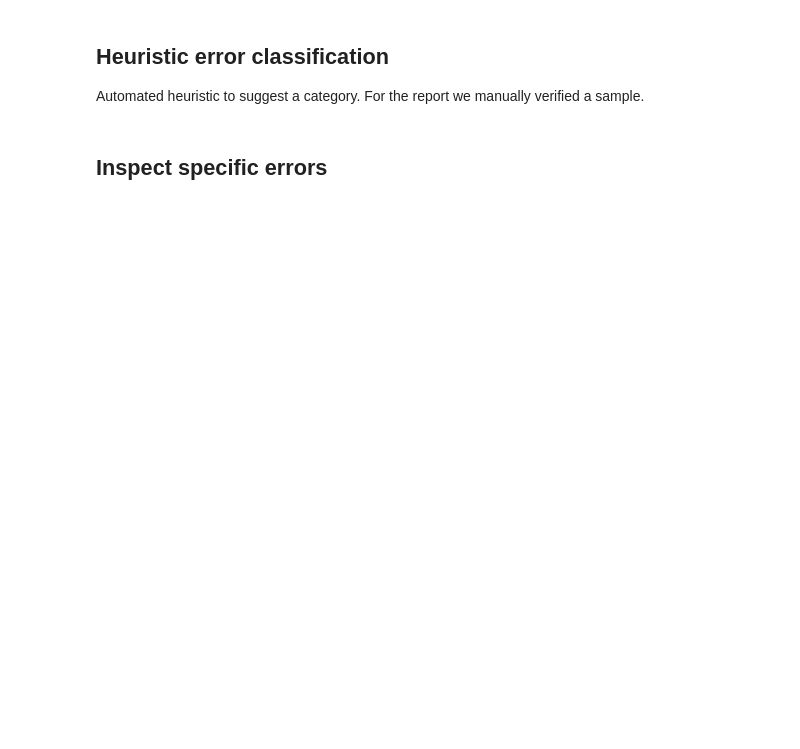
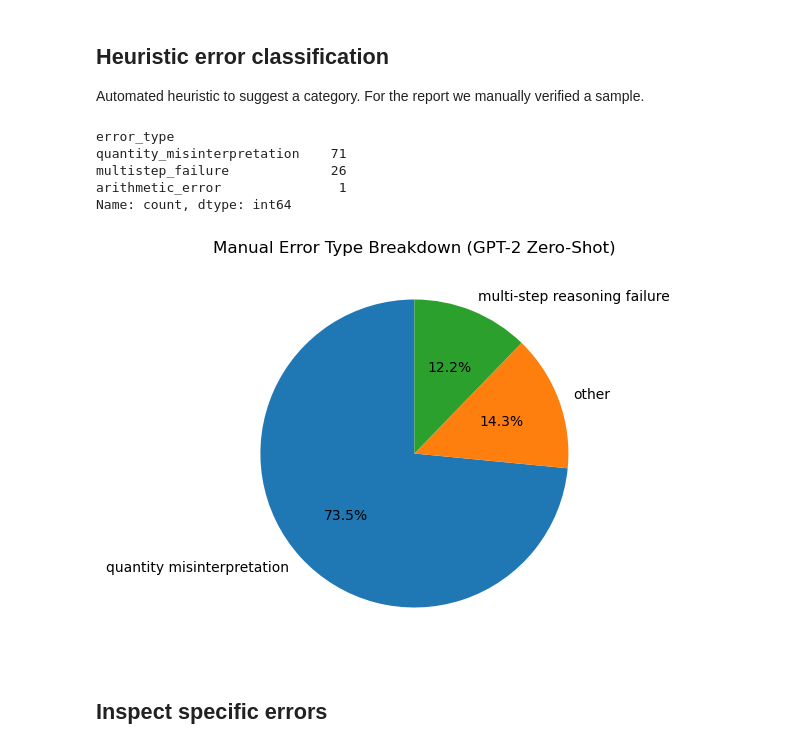
Before and after one commit to GlxryX/numerical-reasoning-llms, a Jupyter notebook: notebooks/error_analysis.ipynb, the cells around one changed output. Saved outputs shown, nothing was run; the diff lists cells and outputs as text; code cells hidden in the pictures; blank space fills up the shorter version.

```diff
--- a/notebooks/error_analysis.ipynb
+++ b/notebooks/error_analysis.ipynb
@@ -20,8 +20,8 @@ import pandas as pd
 sys.path.insert(0, "..")
 from src.evaluate import extract_predicted_answer, extract_ground_truth, is_correct
 # %%
-PRED_FILE = "../results/prompted_preds.json"
+PREDICTION_FILE = "../results/zeroshot_gpt2.json"
 
-with open(PRED_FILE) as f:
+with open(PREDICTION_FILE) as f:
     preds = json.load(f)
 print(f"Loaded {len(preds)} predictions")
@@ -40,6 +42,7 @@ for rec in preds:
         "predicted_value": extract_predicted_answer(pred_text),
         "raw_output": pred_text,
         "correct": is_correct(pred_text, gold_text),
+        "manual_error": rec.get("manual_error_category", "unlabeled")
     })
 
 df = pd.DataFrame(rows)
@@ -73,12 +86,21 @@ def _classify_error(row) -> str:
 
 wrong["error_type"] = wrong.apply(_classify_error, axis=1)
 print(wrong["error_type"].value_counts())
+# %% [output]
+error_type
+quantity_misinterpretation    71
+multistep_failure             26
+arithmetic_error               1
+Name: count, dtype: int64
 # %%
-counts = wrong["error_type"].value_counts()
+counts = wrong["manual_error"].value_counts()
+
 fig, ax = plt.subplots(figsize=(7, 5))
-ax.pie(counts.values, labels=counts.index, autopct="%1.1f%%", startangle=90)
-ax.set_title("Error type breakdown")
+ax.pie(list(counts.values), labels=list(counts.index), autopct="%1.1f%%", startangle=90)
+ax.set_title("Manual Error Type Breakdown (GPT-2 Zero-Shot)")
 plt.show()
+# %% [output]
+[figure, added]
 # %% [markdown]
 ## Inspect specific errors
 # %%
```
Also changed, not shown: parts of 5 cells of this notebook, 7 other files.
